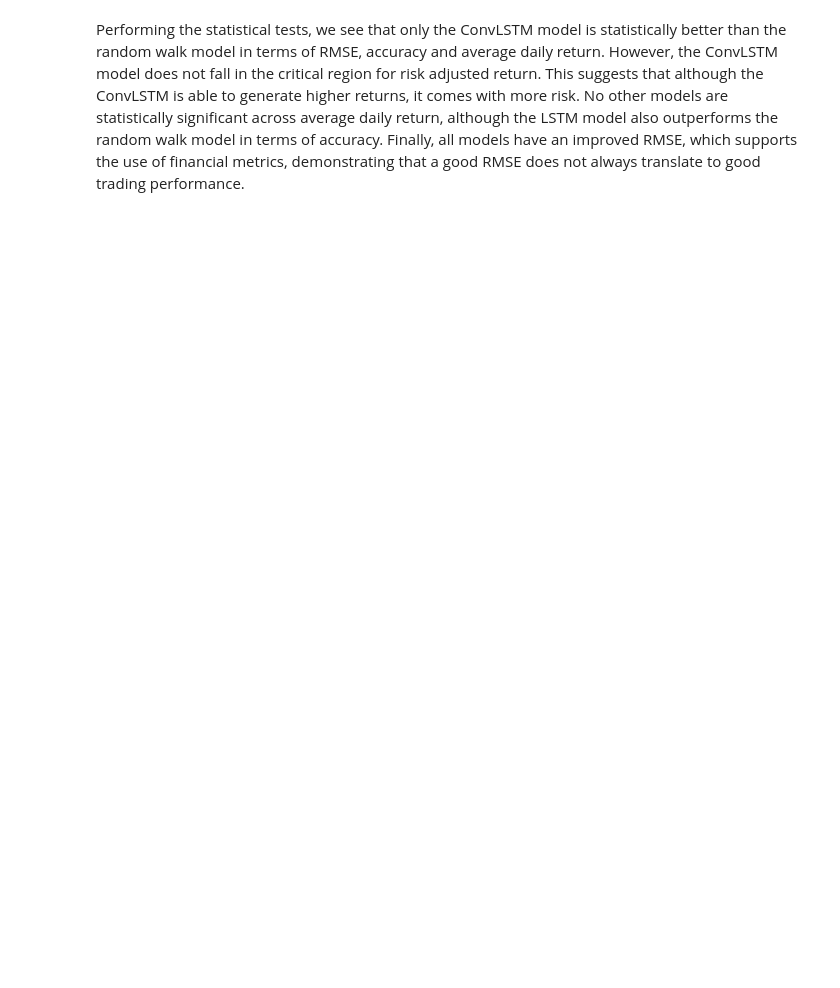
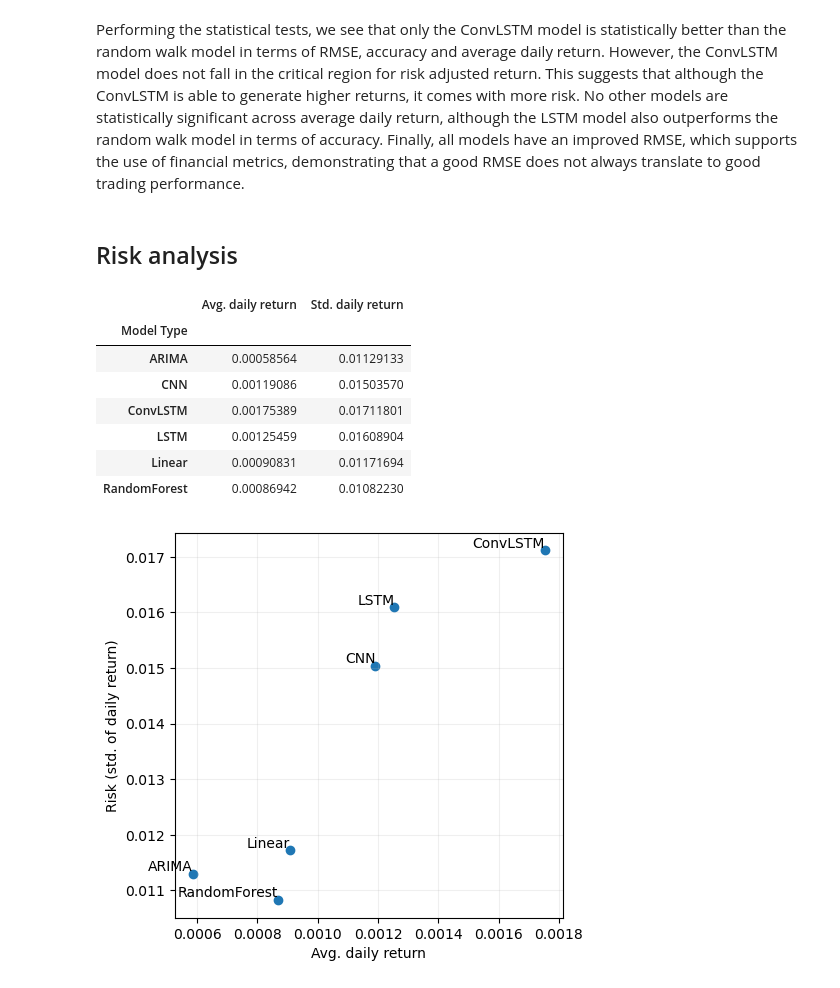
Before and after one commit to luo-simon/stock-predictions, a Jupyter notebook: notebooks/results.ipynb, the cells around one changed output. Drawn from its saved outputs; the diff is of its cells as text; code cells hidden in the pictures; blank space fills up the shorter version.

```diff
--- a/notebooks/results.ipynb
+++ b/notebooks/results.ipynb
@@ -252,3 +257,28 @@ df.drop(columns=["Hyperparameters", "Stock"]).groupby("Model Type").mean().loc[[
 | ConvLSTM | -0.00106495 | 0.00034991 | 0.01734557 | 0.01233434 | 0.00839879 | 55.00000000 | 0.00175389 | 0.01711801 | ... |
 # %% [markdown]
 Performing the statistical tests, we see that only the ConvLSTM model is statistically better than the random walk model in terms of RMSE, accuracy and average daily return. However, the ConvLSTM model does not fall in the critical region for risk adjusted return. This suggests that although the ConvLSTM is able to generate higher returns, it comes with more risk. No other models are statistically significant across average daily return, although the LSTM model also outperforms the random walk model in terms of accuracy. Finally, all models have an improved RMSE, which supports the use of financial metrics, demonstrating that a good RMSE does not always translate to good trading performance.
+# %% [markdown]
+## Risk analysis
+# %%
+df = dfs.copy()
+df = df.drop(columns=["Stock", "Hyperparameters"]).groupby("Model Type").mean()["Test set"]
+display(df[["Avg. daily return", "Std. daily return"]])
+
+fig, ax = plt.subplots(figsize=(5,5))
+ax.scatter(x=df["Avg. daily return"], y=df["Std. daily return"])
+plt.xlabel('Avg. daily return')
+plt.ylabel('Risk (std. of daily return)')
+ax.grid(True, alpha=0.2)
+
+for label, x, y in zip(df.index, df["Avg. daily return"], df["Std. daily return"]):
+    plt.annotate(label, xy=(x, y), xytext=(0, 0), textcoords='offset points', ha='right', va='bottom')
+# %% [output]
+|  | Avg. daily return | Std. daily return |
+| Model Type |  |  |
+| ARIMA | 0.00058564 | 0.01129133 |
+| CNN | 0.00119086 | 0.01503570 |
+| ConvLSTM | 0.00175389 | 0.01711801 |
+| LSTM | 0.00125459 | 0.01608904 |
+| Linear | 0.00090831 | 0.01171694 |
+| RandomForest | 0.00086942 | 0.01082230 |
+[figure, added]
```
Also changed, not shown: parts of 5 cells of this notebook, 22 other files.
